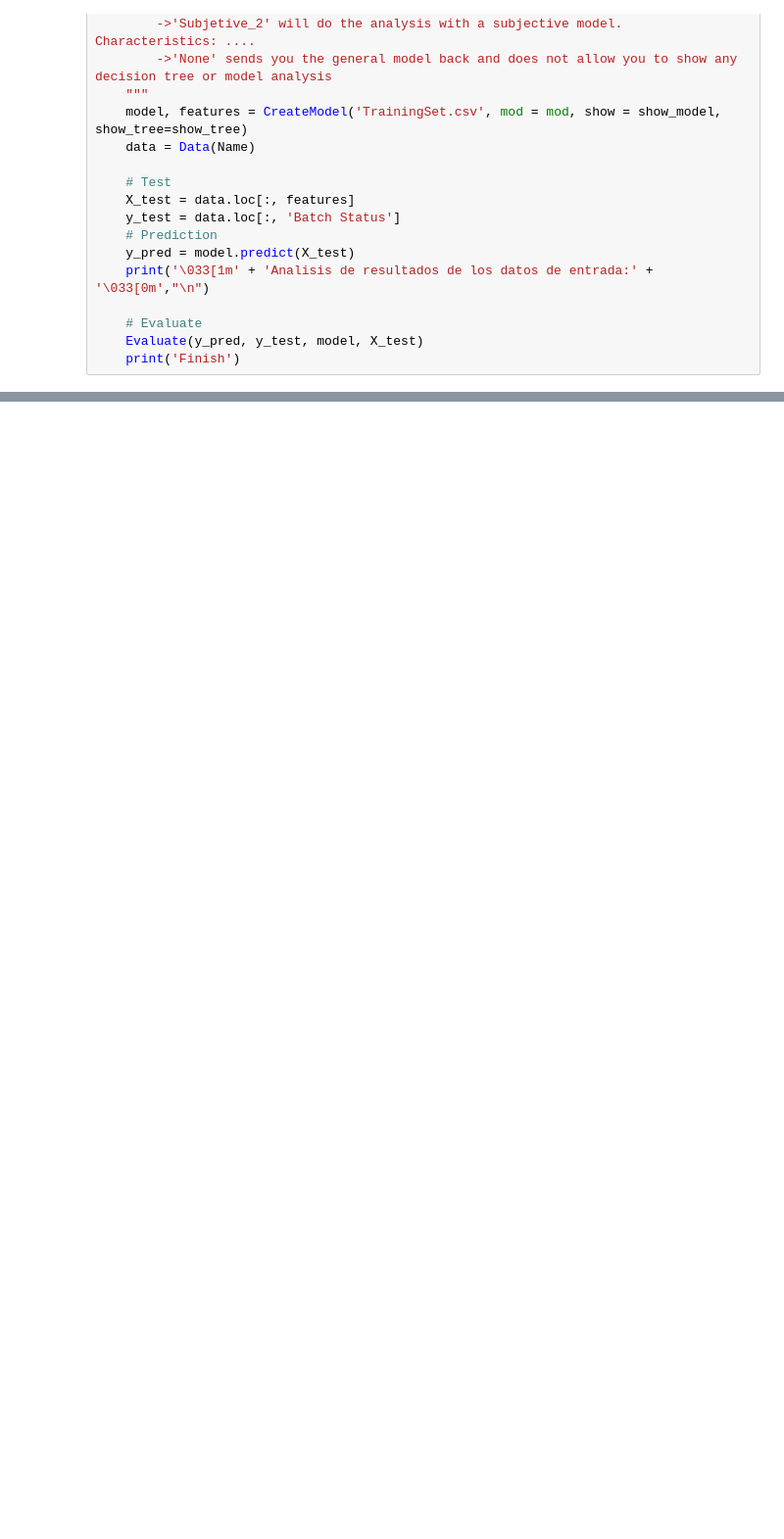
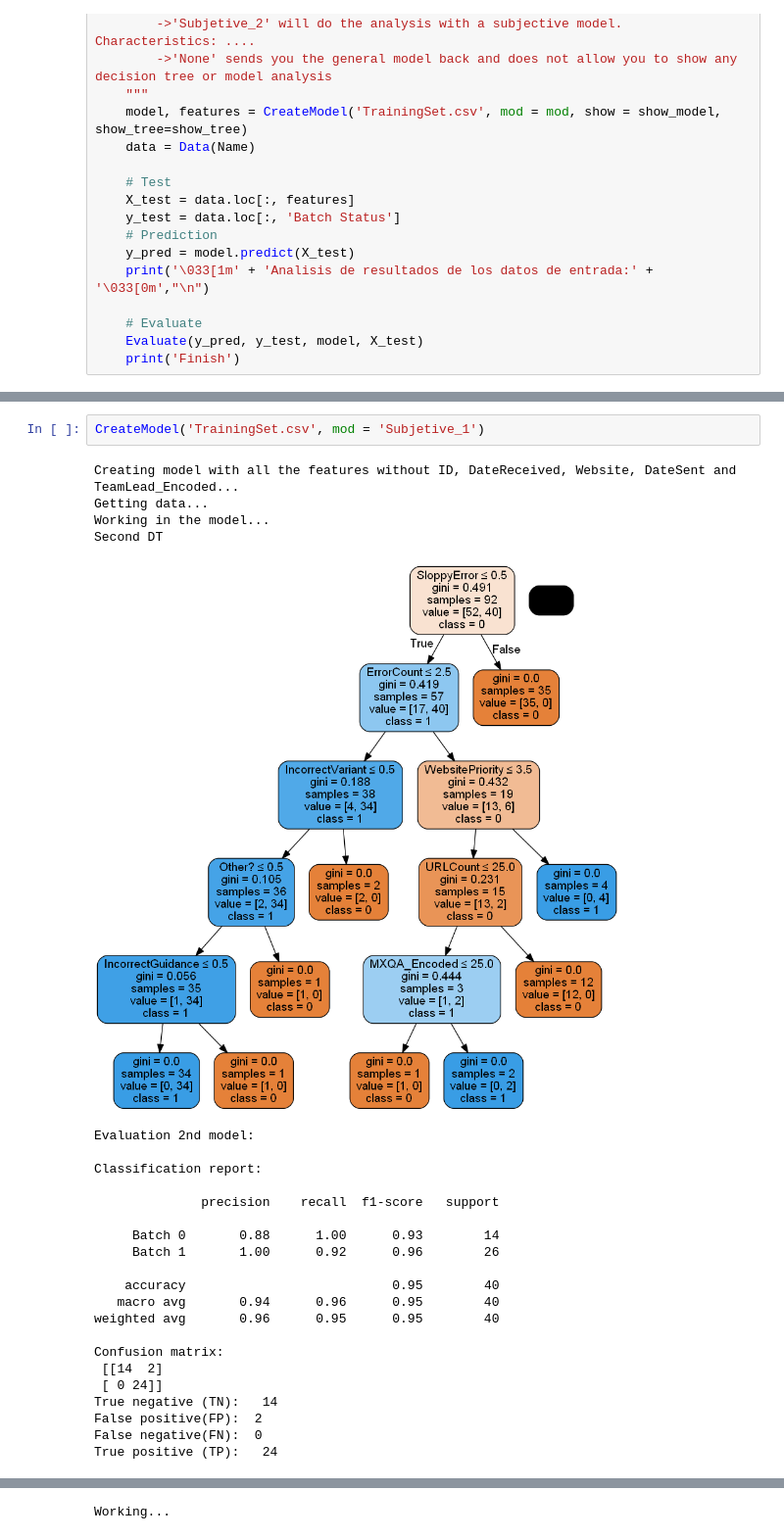
Before and after one commit to Yumil22/Curso_Python, a Jupyter notebook: Final_DecisionTree_Team.ipynb, the cells around one changed output, grey strips where cells are left out. Shown: that part at 98% size. Drawn from its saved outputs; the diff is of its cells as text; blank space fills up the shorter version.

```diff
--- a/Final_DecisionTree_Team.ipynb
+++ b/Final_DecisionTree_Team.ipynb
@@ -423,0 +486,28 @@ def Evaluate_TestData(Name, mod = 'subjetive', show_model = False, show_tree = F
+# %%
+CreateModel('TrainingSet.csv', mod = 'Subjetive_1')
+# %% [output]
+Creating model with all the features without ID, DateReceived, Website, DateSent and TeamLead_Encoded...
+Getting data...
+Working in the model...
+Second DT
+[figure, added]
+Evaluation 2nd model:
+
+Classification report:
+
+              precision    recall  f1-score   support
+
+     Batch 0       0.88      1.00      0.93        14
+     Batch 1       1.00      0.92      0.96        26
+
+    accuracy                           0.95        40
+   macro avg       0.94      0.96      0.95        40
+weighted avg       0.96      0.95      0.95        40
+
+Confusion matrix:
+ [[14  2]
+ [ 0 24]]
+True negative (TN):   14
+False positive(FP):  2
+False negative(FN):  0
+True positive (TP):   24
@@ -423,0 +533 @@ def Evaluate_TestData(Name, mod = 'subjetive', show_model = False, show_tree = F
+Working...
```
Also changed, not shown: parts of 4 cells of this notebook, 2 other files.
